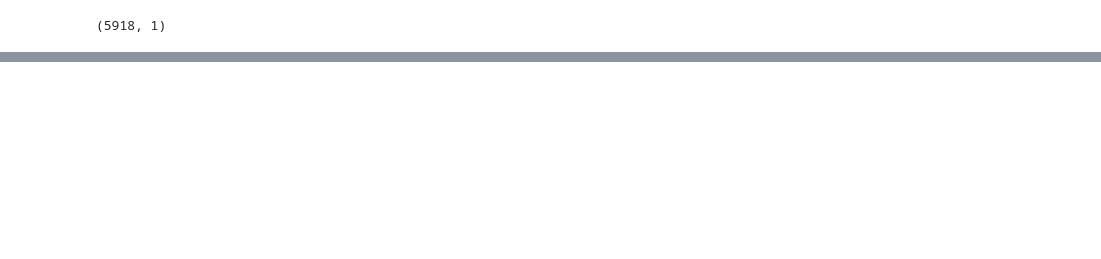
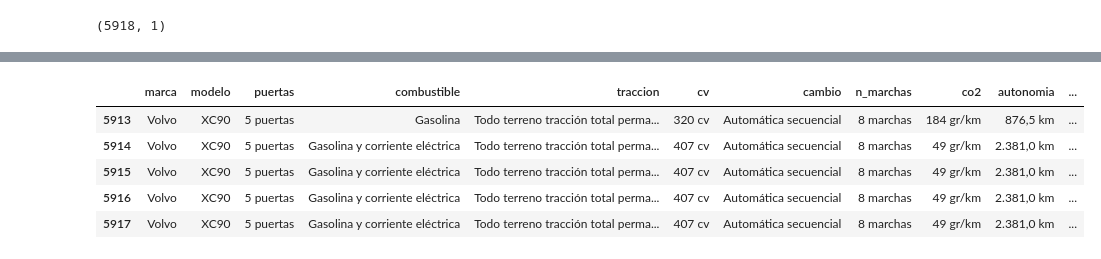
Before and after one commit to prealfer/TFM_Recomendador_de_automoviles, a Jupyter notebook: Script scrapping - Dataframe.ipynb, the cells around one changed output, grey strips where cells are left out. Cells and saved outputs as stored; diff of their text form; code cells hidden in the pictures; blank space fills up the shorter version.

```diff
--- a/Script scrapping - Dataframe.ipynb
+++ b/Script scrapping - Dataframe.ipynb
@@ -253,3 +237,5 @@ df_precios.shape
 (5918, 1)
 # %%
 df_precios.to_csv('precios_versiones',encoding='utf-8')
+# %%
+precios = pd.read_csv('precios_versiones')
@@ -255,0 +260,11 @@ df_precios.to_csv('precios_versiones',encoding='utf-8')
+# %%
+df['precio']=precios.precio
+# %%
+df.tail()
+# %% [output]
+|  | marca | modelo | puertas | combustible | traccion | cv | cambio | n_marchas | co2 | autonomia | ... |
+| 5913 | Volvo | XC90 | 5 puertas | Gasolina | Todo terreno tracción total perma... | 320 cv | Automática secuencial | 8 marchas | 184 gr/km | 876,5 km | ... |
+| 5914 | Volvo | XC90 | 5 puertas | Gasolina y corriente eléctrica | Todo terreno tracción total perma... | 407 cv | Automática secuencial | 8 marchas | 49 gr/km | 2.381,0 km | ... |
+| 5915 | Volvo | XC90 | 5 puertas | Gasolina y corriente eléctrica | Todo terreno tracción total perma... | 407 cv | Automática secuencial | 8 marchas | 49 gr/km | 2.381,0 km | ... |
+| 5916 | Volvo | XC90 | 5 puertas | Gasolina y corriente eléctrica | Todo terreno tracción total perma... | 407 cv | Automática secuencial | 8 marchas | 49 gr/km | 2.381,0 km | ... |
+| 5917 | Volvo | XC90 | 5 puertas | Gasolina y corriente eléctrica | Todo terreno tracción total perma... | 407 cv | Automática secuencial | 8 marchas | 49 gr/km | 2.381,0 km | ... |
```
Also changed, not shown: parts of 6 cells of this notebook, 2 other files.
